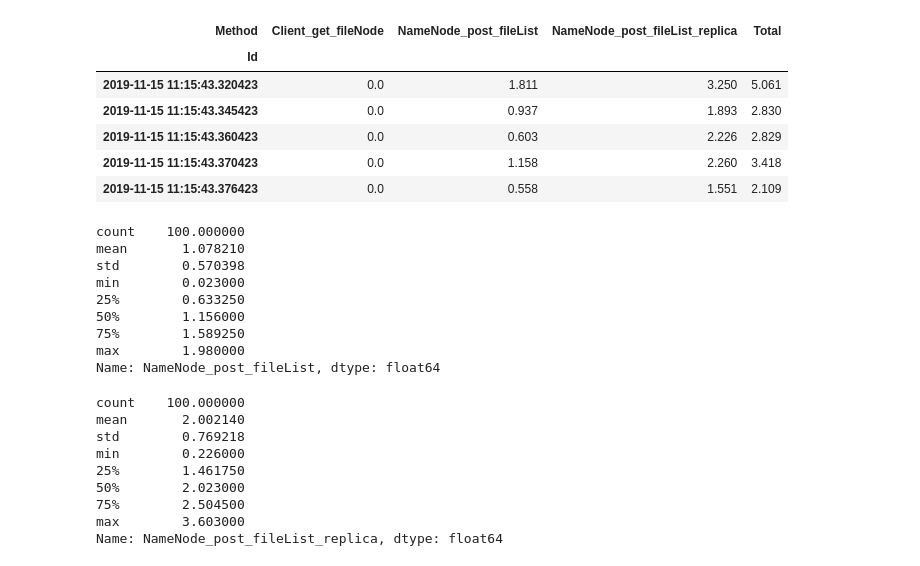
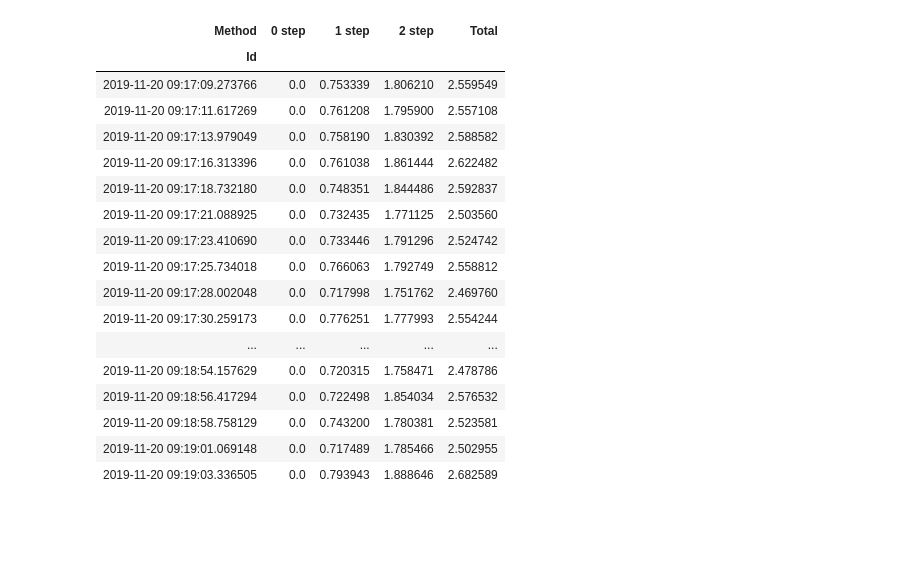
Before and after one commit to jarkkokovala/distsys19, a Jupyter notebook: project1/documentation/measuring.ipynb, the cells around one changed output. Saved outputs shown, nothing was run; the diff lists cells and outputs as text; code cells hidden in the pictures; blank space fills up the shorter version.

```diff
--- a/project1/documentation/measuring.ipynb
+++ b/project1/documentation/measuring.ipynb
@@ -4,34 +4,43 @@ import numpy as np
 import time
 
 def get_delta(row):
+    if (row['Method']=='send_file_to_filenode'):
+        return 0
     t1 = row['Time']
     t2 = row['Id']
-    if (t1==t2):
-        return 0
     t = t1-t2  # pandas._libs.tslibs.timedeltas.Timedelta
     t = t.seconds * 1000000 + t.microseconds
     return t/1000000
 
-path1 = './data/namenode.log'
-path2 = './data/client.log'
+path = './data/mean_110ms_latency/50x10/'
+#path = './data/mean_110ms_latency/25x1000/'
+#path = './data/mean_110ms_latency/25x100000/'
+path1 = path + 'nameNode.log'
+path2 = path + 'client.log'
 
 # Load name node data from csv file
-data1 = pd.read_csv(path1, delimiter=';', header=None)
-data1.columns = ['Time', 'Method', 'Id']
+data1 = pd.read_csv(path1, delimiter=';', header=None, skiprows=2)
+data1.columns = ['LogTime', 'Time', 'Node', 'Method', 'Id']
 data2 = pd.read_csv(path2, delimiter=';', header=None)
-data2.columns = ['Time', 'Method', 'Id']
+data2.columns = ['LogTime', 'Time', 'Node', 'Method', 'Id']
 data = pd.concat([data1, data2])
 
-# Compute Delta
+# Manipulate
+#data['Time'] = data['Time'].apply(lambda x: x.replace('_', ' '))
 data['Time'] =  pd.to_datetime(data['Time'])
 data['Id'] =  pd.to_datetime(data['Id'])
+data['Method'] = data.apply(lambda row: ('0 step' if row['Node'] == 'Client' else ('1 step' if row['Method'] == 'update_filelist' else '2 step')), axis=1)
+data = data.sort_values(['Id', 'Time'], ascending=[1, 1])
 data['Delta'] = data.apply(get_delta, axis=1)
+
+# Drop unnecessary columns
 data = data.drop("Time", axis=1)
-
-print(data.head())
+data = data.drop("LogTime", axis=1)
 
 # Pivot
 data = data.pivot(index='Id', columns='Method', values='Delta')
 data['Total'] = data.sum(axis=1)
-data.head()
+#with pd.option_context('display.max_rows', None, 'display.max_columns', None):  # more options can be specified also
+#    print(data)
+data
 # %% [output]
@@ -44,33 +47,18 @@ data.head()
-| Method | Client_get_fileNode | NameNode_post_fileList | NameNode_post_fileList_replica | Total |
+| Method | 0 step | 1 step | 2 step | Total |
 | Id |  |  |  |  |
-| 2019-11-15 11:15:43.320423 | 0.0 | 1.811 | 3.250 | 5.061 |
-| 2019-11-15 11:15:43.345423 | 0.0 | 0.937 | 1.893 | 2.830 |
-| 2019-11-15 11:15:43.360423 | 0.0 | 0.603 | 2.226 | 2.829 |
-| 2019-11-15 11:15:43.370423 | 0.0 | 1.158 | 2.260 | 3.418 |
-| 2019-11-15 11:15:43.376423 | 0.0 | 0.558 | 1.551 | 2.109 |
+| 2019-11-20 09:17:09.273766 | 0.0 | 0.753339 | 1.806210 | 2.559549 |
+| 2019-11-20 09:17:11.617269 | 0.0 | 0.761208 | 1.795900 | 2.557108 |
+| 2019-11-20 09:17:13.979049 | 0.0 | 0.758190 | 1.830392 | 2.588582 |
+| 2019-11-20 09:17:16.313396 | 0.0 | 0.761038 | 1.861444 | 2.622482 |
+| 2019-11-20 09:17:18.732180 | 0.0 | 0.748351 | 1.844486 | 2.592837 |
+| 2019-11-20 09:17:21.088925 | 0.0 | 0.732435 | 1.771125 | 2.503560 |
+| 2019-11-20 09:17:23.410690 | 0.0 | 0.733446 | 1.791296 | 2.524742 |
+| 2019-11-20 09:17:25.734018 | 0.0 | 0.766063 | 1.792749 | 2.558812 |
+| 2019-11-20 09:17:28.002048 | 0.0 | 0.717998 | 1.751762 | 2.469760 |
+| 2019-11-20 09:17:30.259173 | 0.0 | 0.776251 | 1.777993 | 2.554244 |
+| ... | ... | ... | ... | ... |
+| 2019-11-20 09:18:54.157629 | 0.0 | 0.720315 | 1.758471 | 2.478786 |
+| 2019-11-20 09:18:56.417294 | 0.0 | 0.722498 | 1.854034 | 2.576532 |
+| 2019-11-20 09:18:58.758129 | 0.0 | 0.743200 | 1.780381 | 2.523581 |
+| 2019-11-20 09:19:01.069148 | 0.0 | 0.717489 | 1.785466 | 2.502955 |
+| 2019-11-20 09:19:03.336505 | 0.0 | 0.793943 | 1.888646 | 2.682589 |
-# %%
-# Measure 1
-data['NameNode_post_fileList'].describe()
-# %% [output]
-count    100.000000
-mean       1.078210
-std        0.570398
-min        0.023000
-25%        0.633250
-50%        1.156000
-75%        1.589250
-max        1.980000
-Name: NameNode_post_fileList, dtype: float64
-# %%
-# Measure 2
-data['NameNode_post_fileList_replica'].describe()
-# %% [output]
-count    100.000000
-mean       2.002140
-std        0.769218
-min        0.226000
-25%        1.461750
-50%        2.023000
-75%        2.504500
-max        3.603000
-Name: NameNode_post_fileList_replica, dtype: float64
```
Also changed, not shown: parts of 5 cells of this notebook, 8 other files.
